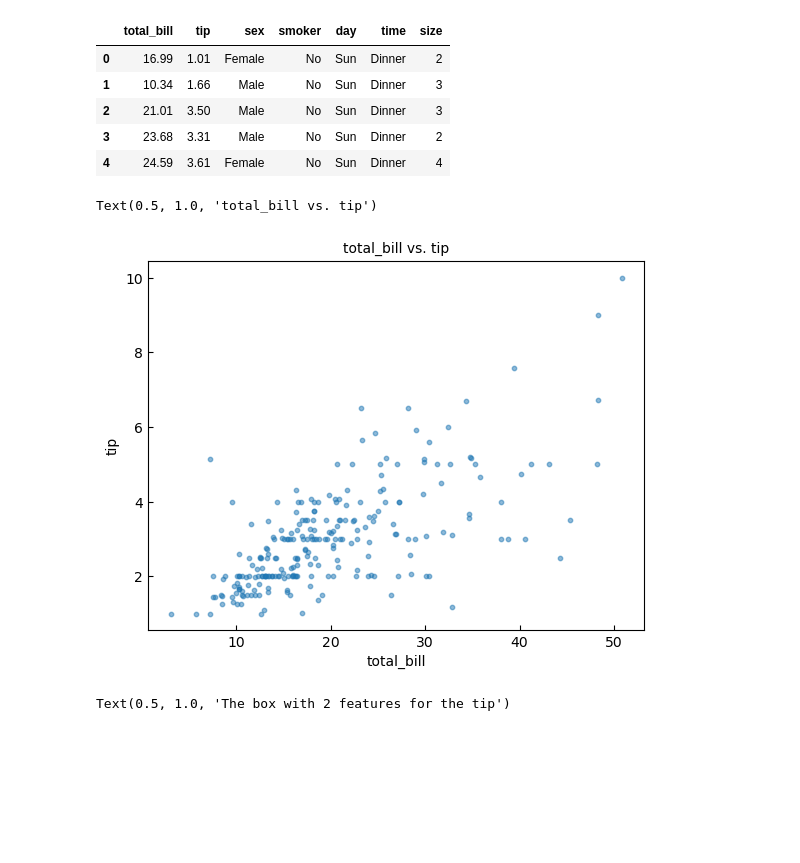
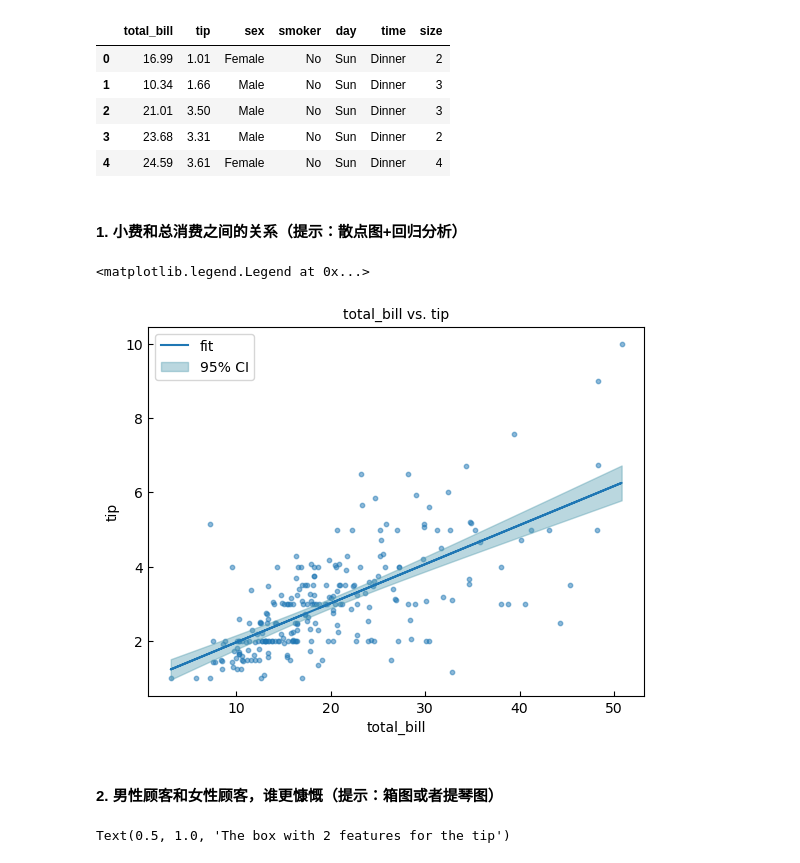
Before and after one commit to iphysresearch/GWData-Bootcamp, a Jupyter notebook: 2023/homework/Mai_Qiao/homework-matplotlib.ipynb, the cells around one changed output. Cells and saved outputs as stored; diff of their text form; code cells hidden in the pictures; blank space fills up the shorter version.

Commit message:
update homework for matplotlib and seaborn

```diff
--- a/2023/homework/Mai_Qiao/homework-matplotlib.ipynb
+++ b/2023/homework/Mai_Qiao/homework-matplotlib.ipynb
@@ -141,17 +135,45 @@ data.head()
 | 2 | 21.01 | 3.50 | Male | No | Sun | Dinner | 3 |
 | 3 | 23.68 | 3.31 | Male | No | Sun | Dinner | 2 |
 | 4 | 24.59 | 3.61 | Female | No | Sun | Dinner | 4 |
+# %% [markdown]
+#### 1. 小费和总消费之间的关系（提示：散点图+回归分析）
+# %%
+import statsmodels.api as sm
+from statsmodels.stats.outliers_influence import summary_table
+xlabel="total_bill"
+ylabel="tip"
+x = sm.add_constant(data[xlabel]) # 线性回归增加常数项
+y = data[ylabel]
+regr = sm.OLS(y, x) # 普通最小二乘模型，ordinary least square model
+res = regr.fit()
+
+# 从模型获得拟合数据
+st, data2, ss2 = summary_table(res, alpha=0.05) # 置信水平alpha=5%，st数据汇总，data数据详情，ss2数据列名
+fitted_values = data2[:,2]
+# %%
+# 获得5%置信区间的上下界
+predict_mean_ci_low, predict_mean_ci_upp = data2[:,4:6].T
+
+CI_df = pd.DataFrame(columns = ['x_data', 'low_CI', 'upper_CI'])
+CI_df['x_data'] = data[xlabel]
+CI_df['low_CI'] = predict_mean_ci_low
+CI_df['upper_CI'] = predict_mean_ci_upp
+CI_df.sort_values('x_data', inplace = True) # 根据x_data进行排序
 # %%
 fig, ax=plt.subplots()
-xlabel="total_bill"
-ylabel="tip"
+
 ax.scatter(data[xlabel], data[ylabel], s=10, alpha=0.5)
+ax.plot(data[xlabel], fitted_values, label="fit")
+ax.fill_between(CI_df['x_data'], CI_df['low_CI'], CI_df['upper_CI'], color = '#539caf', alpha = 0.4, label = '95% CI')
 ax.set_xlabel(xlabel, fontsize=10)
 ax.set_ylabel(ylabel, fontsize=10)
 ax.set_title(f"{xlabel} vs. {ylabel}", fontsize=10)
+ax.legend()
 # %% [output]
-Text(0.5, 1.0, 'total_bill vs. tip')
+<matplotlib.legend.Legend at 0x...>
-[figure, old version]
+[figure, new version]
+# %% [markdown]
+#### 2. 男性顾客和女性顾客，谁更慷慨（提示：箱图或者提琴图）
 # %%
 fig, ax=plt.subplots()
 xlabel="sex"
```
Also changed, not shown: parts of 13 cells of this notebook, 1 other file.
